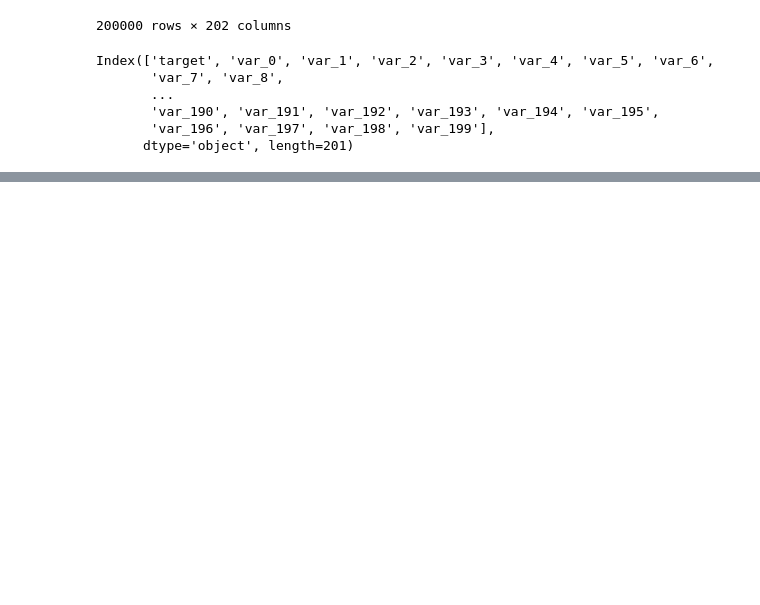
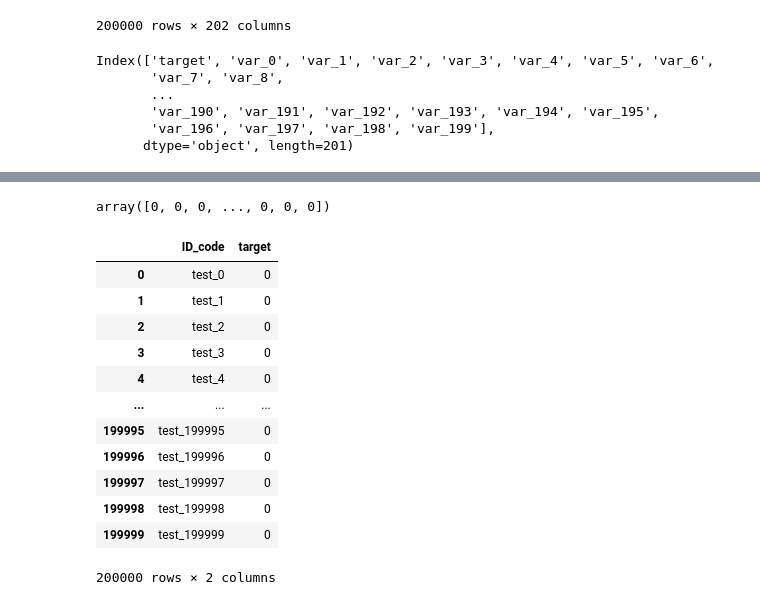
Before and after one commit to rautaditya2606/Santander-Customer-Transaction-Prediction, a Jupyter notebook: santander.ipynb, the cells around one changed output, grey strips where cells are left out. Drawn from its saved outputs; the diff is of its cells as text; code cells hidden in the pictures; blank space fills up the shorter version.

```diff
--- a/santander.ipynb
+++ b/santander.ipynb
@@ -142 +177,3 @@ KeyboardInterrupt:
+# %%
+model = XGBClassifier(n_jobs=-1, n_estimators = 500, max_depth = 4, learning_rate = 0.05).fit(train_inputs_scaled, train_target)
 # %%
@@ -157,0 +188,23 @@ Requirement already satisfied: scipy in /usr/local/lib/python3.11/dist-packages
+# %%
+test_pred = model.predict(test_inputs_scaled)
+test_pred
+# %% [output]
+array([0, 0, 0, ..., 0, 0, 0])
+# %%
+submission_df['target'] = test_pred
+# %%
+submission_df
+# %% [output]
+|  | ID_code | target |
+| 0 | test_0 | 0 |
+| 1 | test_1 | 0 |
+| 2 | test_2 | 0 |
+| 3 | test_3 | 0 |
+| 4 | test_4 | 0 |
+| ... | ... | ... |
+| 199995 | test_199995 | 0 |
+| 199996 | test_199996 | 0 |
+| 199997 | test_199997 | 0 |
+| 199998 | test_199998 | 0 |
+| 199999 | test_199999 | 0 |
+200000 rows × 2 columns
```
Also changed, not shown: parts of 14 cells of this notebook.
